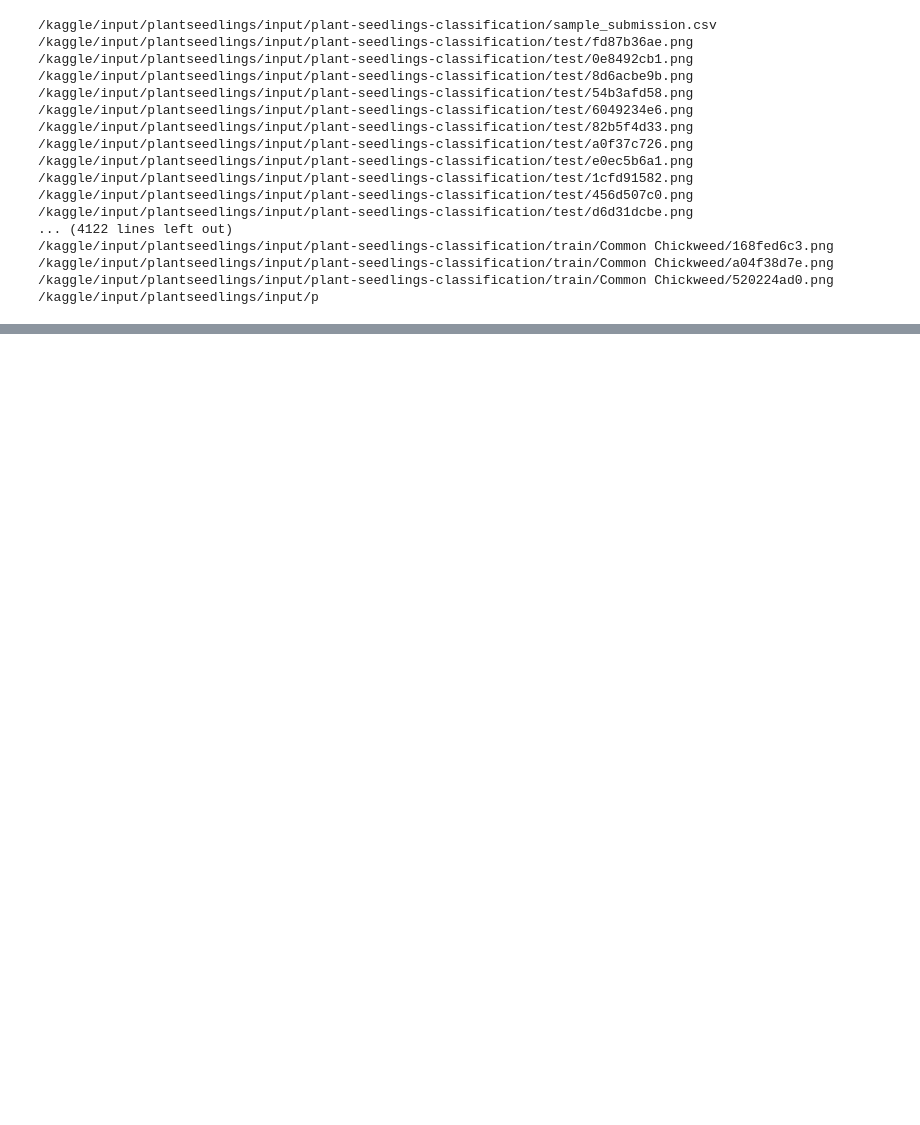
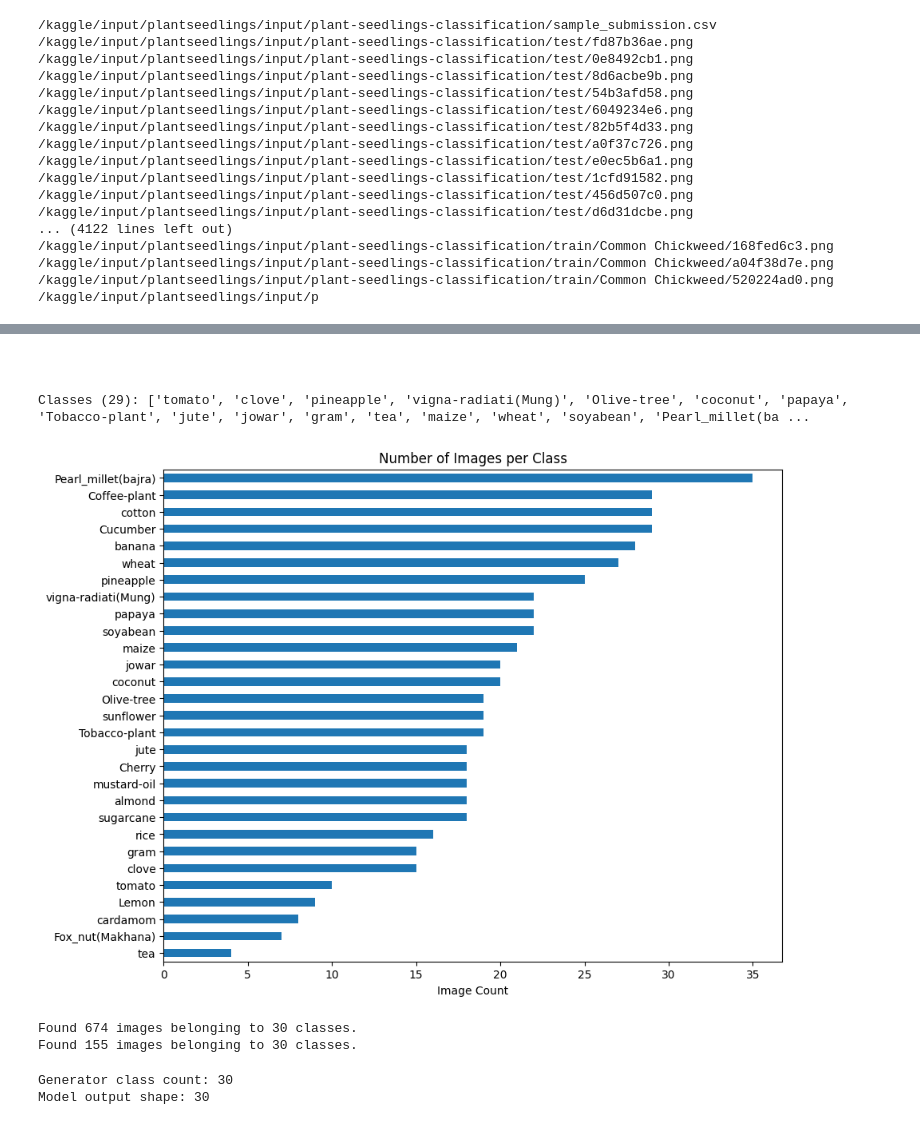
Before and after one commit to mitrabrindaa/krishivision, a Jupyter notebook: model.ipynb, the cells around one changed output, grey strips where cells are left out. Saved outputs shown, nothing was run; the diff lists cells and outputs as text; code cells hidden in the pictures; blank space fills up the shorter version.

Commit message:
Kaggle Notebook | KrishiVision | Version 2

```diff
--- a/model.ipynb
+++ b/model.ipynb
@@ -421,0 +335,2 @@ plt.show()
+# %% [markdown]
+#
@@ -421,0 +352,55 @@ plt.show()
+# %%
+# Step 2: Dataset Path
+data_dir = '/kaggle/input/agricultural-crops-image-classification/Agricultural-crops'
+
+# List of class names
+classes = [cls for cls in os.listdir(data_dir) if len(glob(os.path.join(data_dir, cls, '*.jpg'))) > 0]
+print(f"Classes ({len(classes)}): {classes}")
+# %% [output]
+Classes (29): ['tomato', 'clove', 'pineapple', 'vigna-radiati(Mung)', 'Olive-tree', 'coconut', 'papaya', 'Tobacco-plant', 'jute', 'jowar', 'gram', 'tea', 'maize', 'wheat', 'soyabean', 'Pearl_millet(ba ...
+# %%
+# Step 3: Image Count per Class (Visualization)
+image_count = {cls: len(glob(os.path.join(data_dir, cls, '*.jpg'))) for cls in classes}
+pd.Series(image_count).sort_values().plot(kind='barh', figsize=(10, 8))
+plt.title('Number of Images per Class')
+plt.xlabel("Image Count")
+plt.show()
+# %% [output]
+[figure, added]
+# %%
+# Define image size and batch size
+IMG_SIZE = 224
+BATCH_SIZE = 32
+
+# Define the image generator
+datagen = ImageDataGenerator(
+    rescale=1./255,
+    validation_split=0.2,
+    rotation_range=30,
+    width_shift_range=0.2,
+    height_shift_range=0.2,
+    shear_range=0.2,
+    zoom_range=0.2,
+    horizontal_flip=True,
+    fill_mode='nearest'
+)
+
+# Create the generators
+train_generator = datagen.flow_from_directory(
+    data_dir,
+    target_size=(IMG_SIZE, IMG_SIZE),
+    batch_size=BATCH_SIZE,
+    class_mode='categorical',
+    subset='training'
+)
+
+val_generator = datagen.flow_from_directory(
+    data_dir,
+    target_size=(IMG_SIZE, IMG_SIZE),
+    batch_size=BATCH_SIZE,
+    class_mode='categorical',
+    subset='validation'
+)
+# %% [output]
+Found 674 images belonging to 30 classes.
+Found 155 images belonging to 30 classes.
@@ -421,0 +472,6 @@ plt.show()
+# %%
+print("Generator class count:", train_generator.num_classes)
+print("Model output shape:", model.output_shape[-1])
+# %% [output]
+Generator class count: 30
+Model output shape: 30
```
Also changed, not shown: parts of 85 cells of this notebook.
